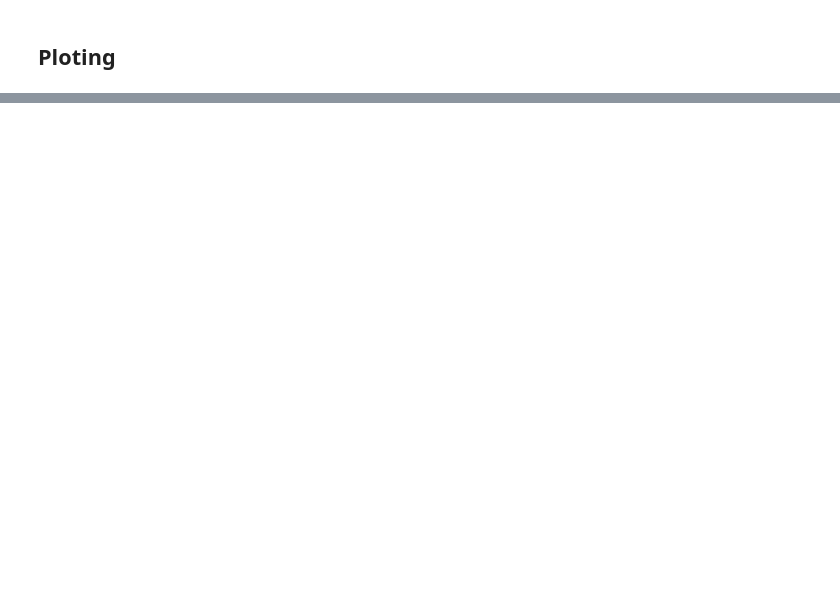
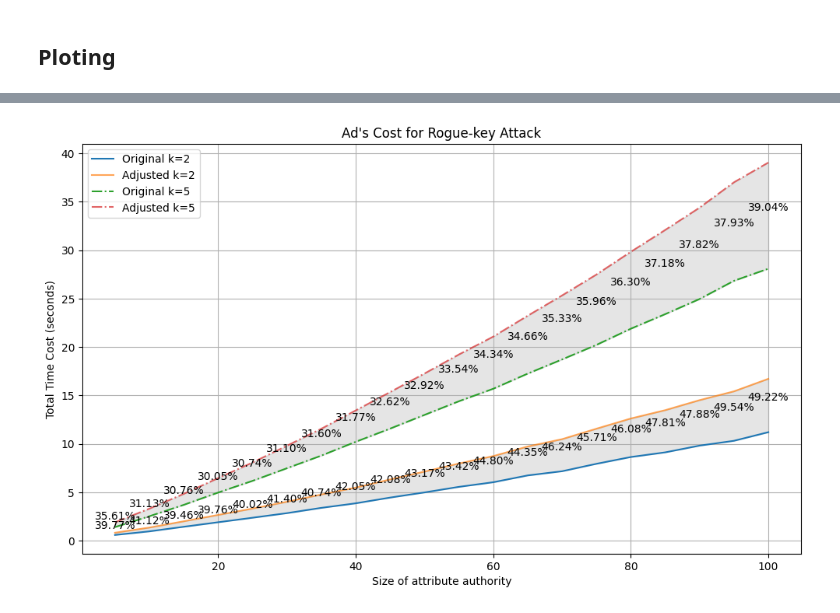
Before and after one commit to Guy1m0/Attack-on-IPPE, a Jupyter notebook: benchmark.ipynb, the cells around one changed output, grey strips where cells are left out. Saved outputs shown, nothing was run; the diff lists cells and outputs as text; code cells hidden in the pictures; blank space fills up the shorter version.

```diff
--- a/benchmark.ipynb
+++ b/benchmark.ipynb
@@ -318,0 +152,13 @@ plot_secure_schemes(xs, ys, extra_costs,k_values)
+# %%
+xs = range(5,101,5)
+ys = []
+ys.append([d['total'] for d in datasets['2']['seq']])
+ys.append([d['total'] for d in datasets['5']['seq']])
+
+extra_costs = []
+extra_costs.append([d['ad_setup'] + d['ad_keygen'] + d['ad_decrypt'] for d in datasets['2']['seq']])
+extra_costs.append([d['ad_setup'] + d['ad_keygen'] + d['ad_decrypt'] for d in datasets['5']['seq']])
+# %%
+plot_extra(xs, ys, extra_costs, [2,5], "Ad's Cost for Rogue-key Attack")
+# %% [output]
+[figure, added]
```
Also changed, not shown: parts of 21 cells of this notebook, 3 other files.
